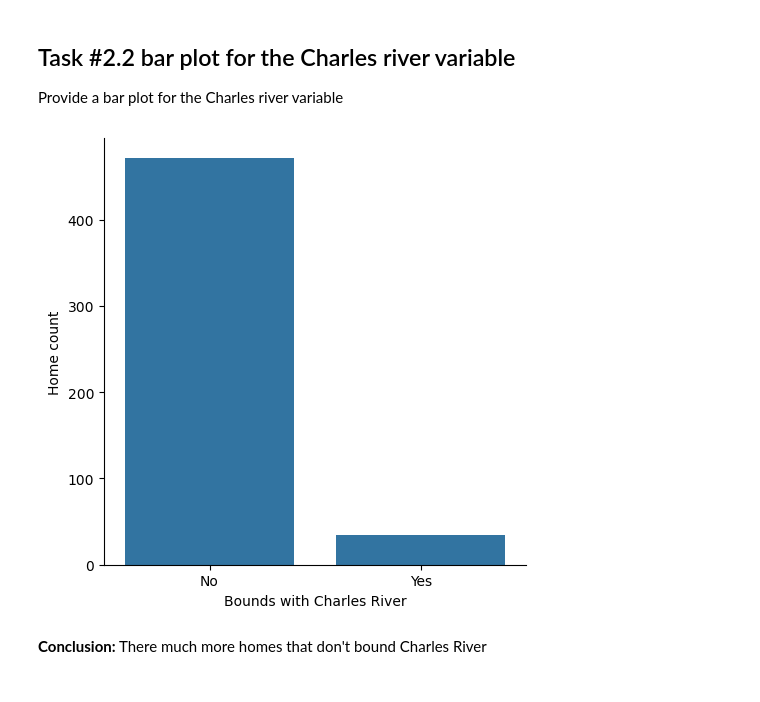
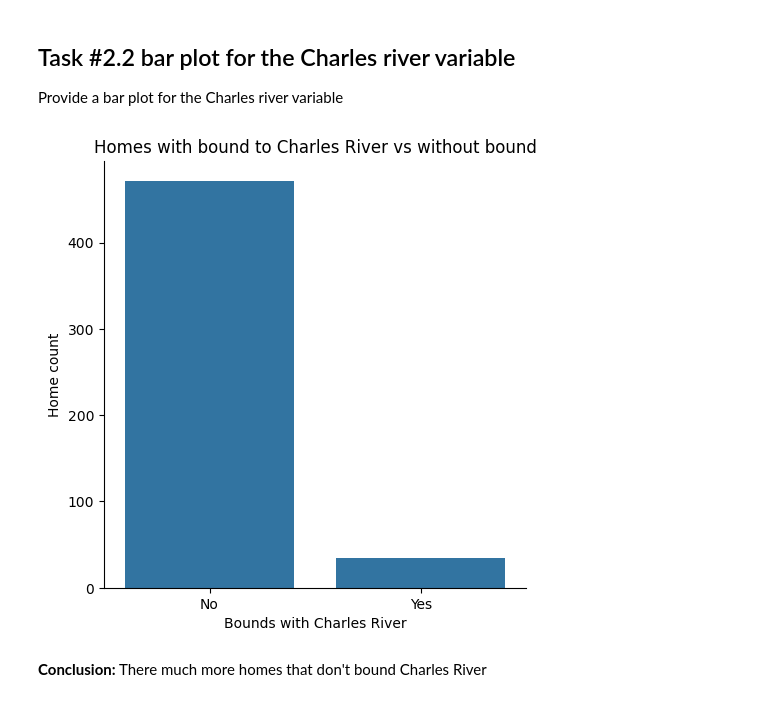
Before and after one commit to sashas777/statistics_for_data_science, a Jupyter notebook: Optional_Peer_Graded_Assignment.jupyterlite.ipynb, the cells around one changed output. Drawn from its saved outputs; the diff is of its cells as text; code cells hidden in the pictures.

```diff
--- a/Optional_Peer_Graded_Assignment.jupyterlite.ipynb
+++ b/Optional_Peer_Graded_Assignment.jupyterlite.ipynb
@@ -48,10 +49,11 @@ Provide a  bar plot for the Charles river variable
 # %%
 cr = sns.catplot(data=boston_df, x="CHAS", kind='count')
 cr.set(xlabel='Bounds with Charles River', ylabel='Home count')
 cr.set_xticklabels(["No", "Yes"])
+pyplot.title('Homes with bound to Charles River vs without bound')
 pyplot.show()
 # %% [output]
-[figure, old version]
+[figure, new version]
 # %% [markdown]
 **Conclusion:** There much more homes that don't bound Charles River
 # %% [markdown]
```
Also changed, not shown: parts of 3 cells of this notebook.
